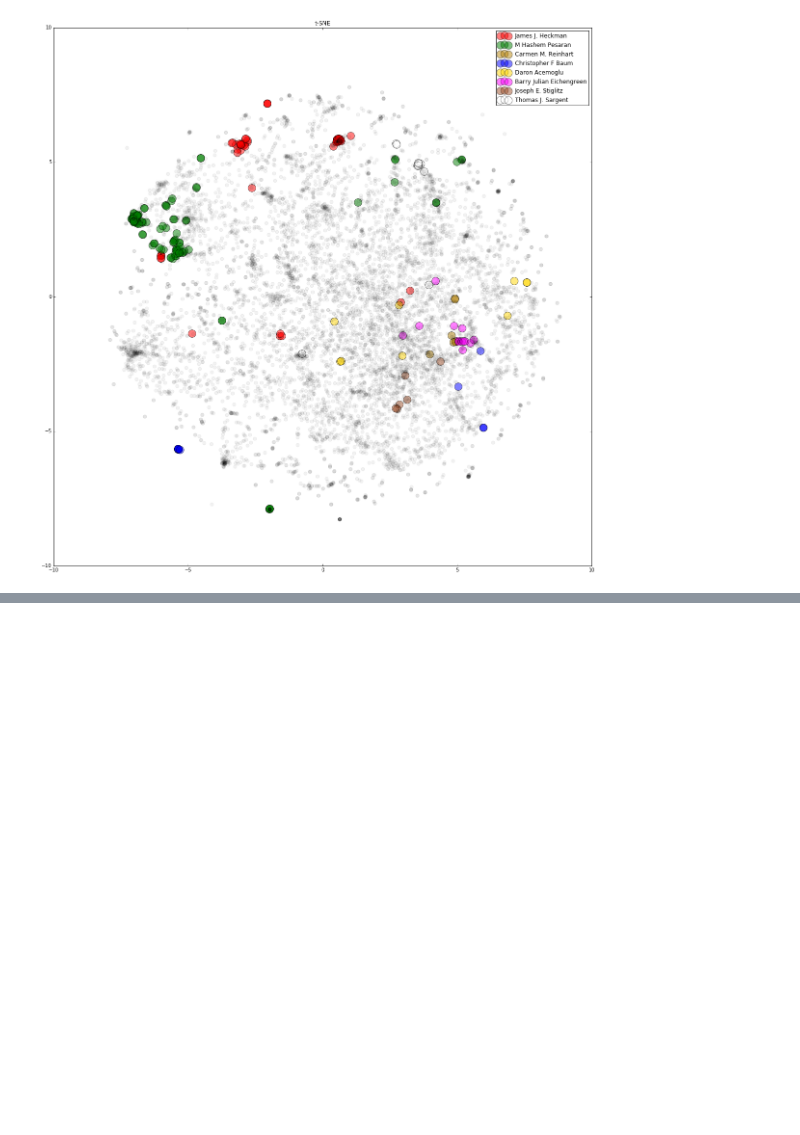
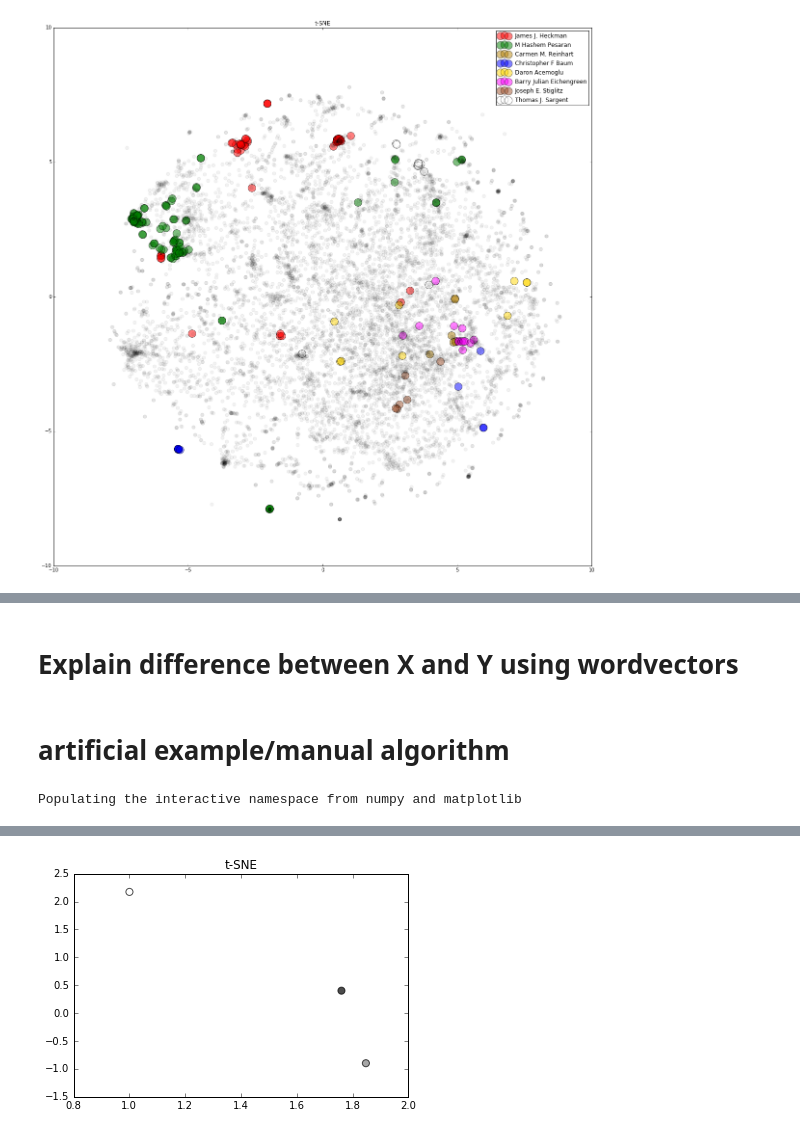
Before and after one commit to n-witt/econstorModelling, a Jupyter notebook: ThePaperYouShouldWrite.ipynb, the cells around one changed output, grey strips where cells are left out. Saved outputs shown, nothing was run; the diff lists cells and outputs as text; code cells hidden in the pictures; blank space fills up the shorter version.

```diff
--- a/ThePaperYouShouldWrite.ipynb
+++ b/ThePaperYouShouldWrite.ipynb
@@ -478,0 +554,2 @@ WARNING: pylab import has clobbered these variables: ['randint']
+# %% [markdown]
+# Explain difference between X and Y using wordvectors
@@ -478,0 +619,20 @@ WARNING: pylab import has clobbered these variables: ['randint']
+# %% [markdown]
+# artificial example/manual algorithm
+# %%
+%pylab inline
+import matplotlib.pyplot as plt
+
+docColors = ['black', 'white', 'grey']
+X = docvecs['VfS_2010_pid_1003.pdf']
+A = docvecs['02027.pdf']
+
+diff = A - X
+grok = tsne([X,A,diff])
+grok = grok * 10000
+
+plt.scatter(grok[:, 0], grok[:, 1], s=50, c=docColors, alpha=.7, cmap=plt.cm.Spectral)
+plt.title("t-SNE")
+
+plt.show()
+# %% [output]
+Populating the interactive namespace from numpy and matplotlib
@@ -478,0 +641 @@ WARNING: pylab import has clobbered these variables: ['randint']
+[figure, added]
```
Also changed, not shown: parts of 21 cells of this notebook, 3 other files.
